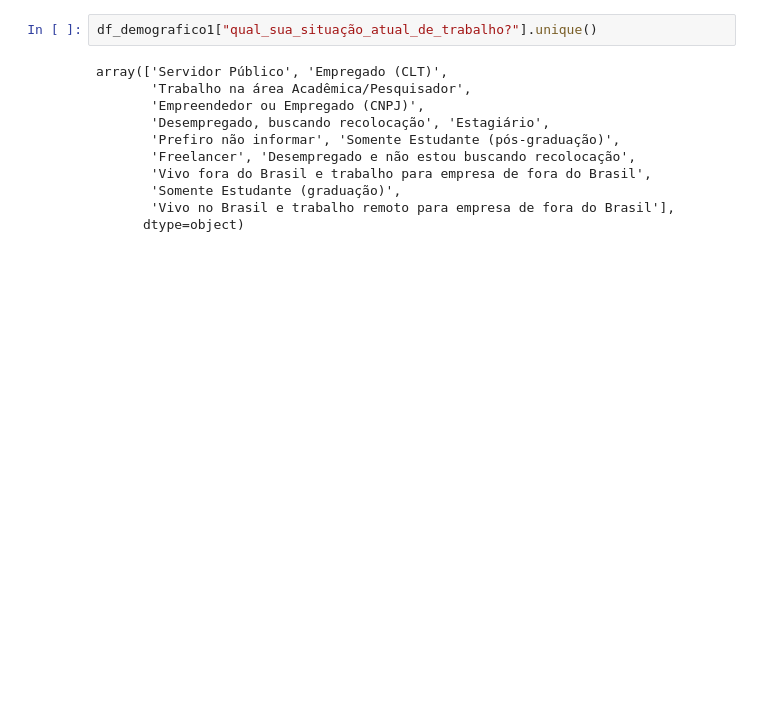
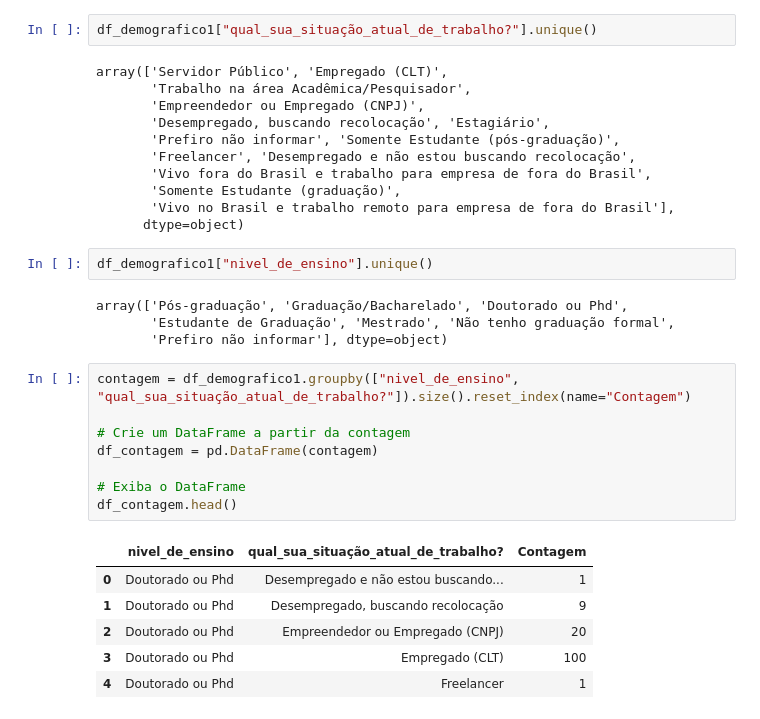
Before and after one commit to mariah-moreira/projeto_grupo_2, a Jupyter notebook: projeto_data_tech.ipynb, the cells around one changed output. Drawn from its saved outputs; the diff is of its cells as text; blank space fills up the shorter version.

```diff
--- a/projeto_data_tech.ipynb
+++ b/projeto_data_tech.ipynb
@@ -210,3 +180,24 @@ array(['Servidor Público', 'Empregado (CLT)',
        'Somente Estudante (graduação)',
        'Vivo no Brasil e trabalho remoto para empresa de fora do Brasil'],
       dtype=object)
+# %%
+df_demografico1["nivel_de_ensino"].unique()
+# %% [output]
+array(['Pós-graduação', 'Graduação/Bacharelado', 'Doutorado ou Phd',
+       'Estudante de Graduação', 'Mestrado', 'Não tenho graduação formal',
+       'Prefiro não informar'], dtype=object)
+# %%
+contagem = df_demografico1.groupby(["nivel_de_ensino", "qual_sua_situação_atual_de_trabalho?"]).size().reset_index(name="Contagem")
+
+# Crie um DataFrame a partir da contagem
+df_contagem = pd.DataFrame(contagem)
+
+# Exiba o DataFrame
+df_contagem.head()
+# %% [output]
+|  | nivel_de_ensino | qual_sua_situação_atual_de_trabalho? | Contagem |
+| 0 | Doutorado ou Phd | Desempregado e não estou buscando... | 1 |
+| 1 | Doutorado ou Phd | Desempregado, buscando recolocação | 9 |
+| 2 | Doutorado ou Phd | Empreendedor ou Empregado (CNPJ) | 20 |
+| 3 | Doutorado ou Phd | Empregado (CLT) | 100 |
+| 4 | Doutorado ou Phd | Freelancer | 1 |
```
Also changed, not shown: parts of 22 cells of this notebook.
